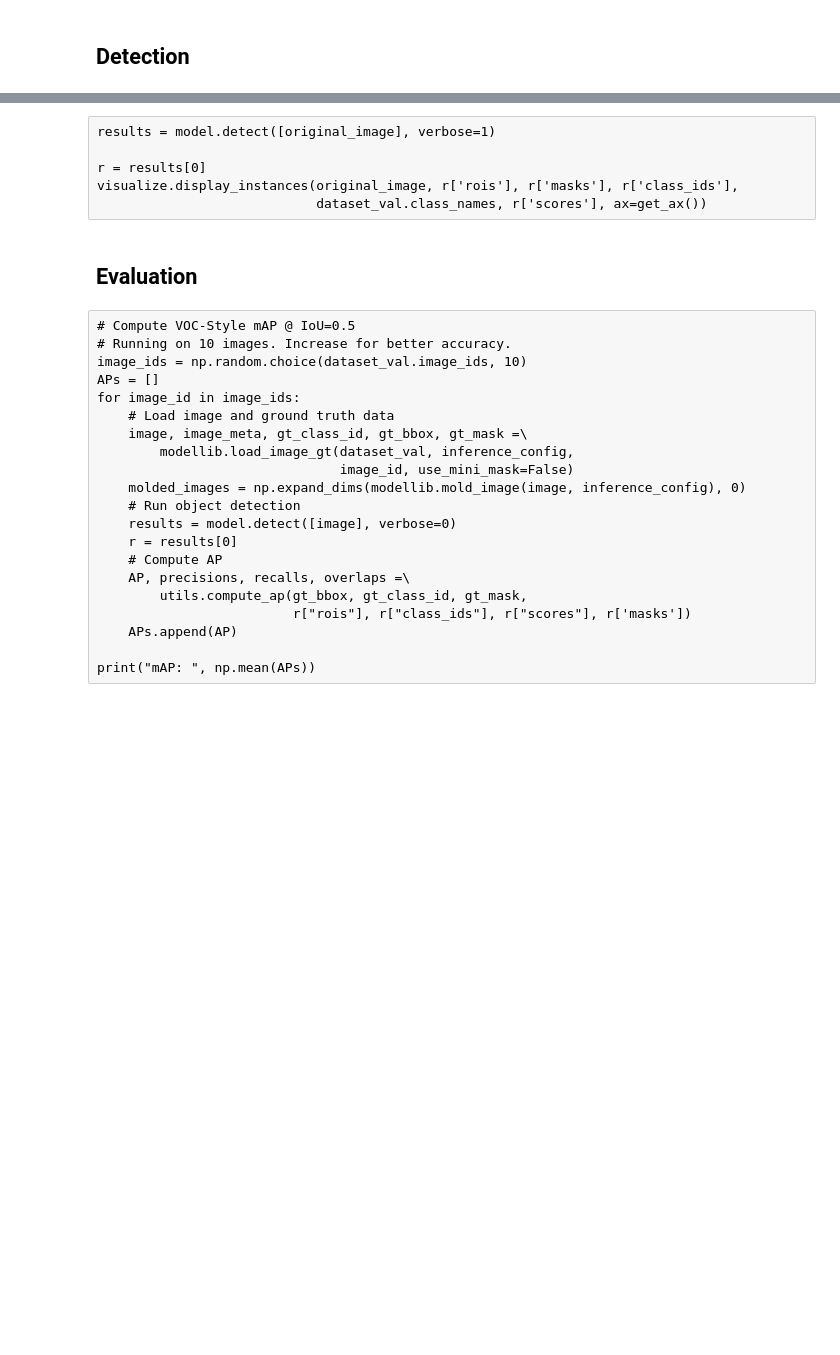
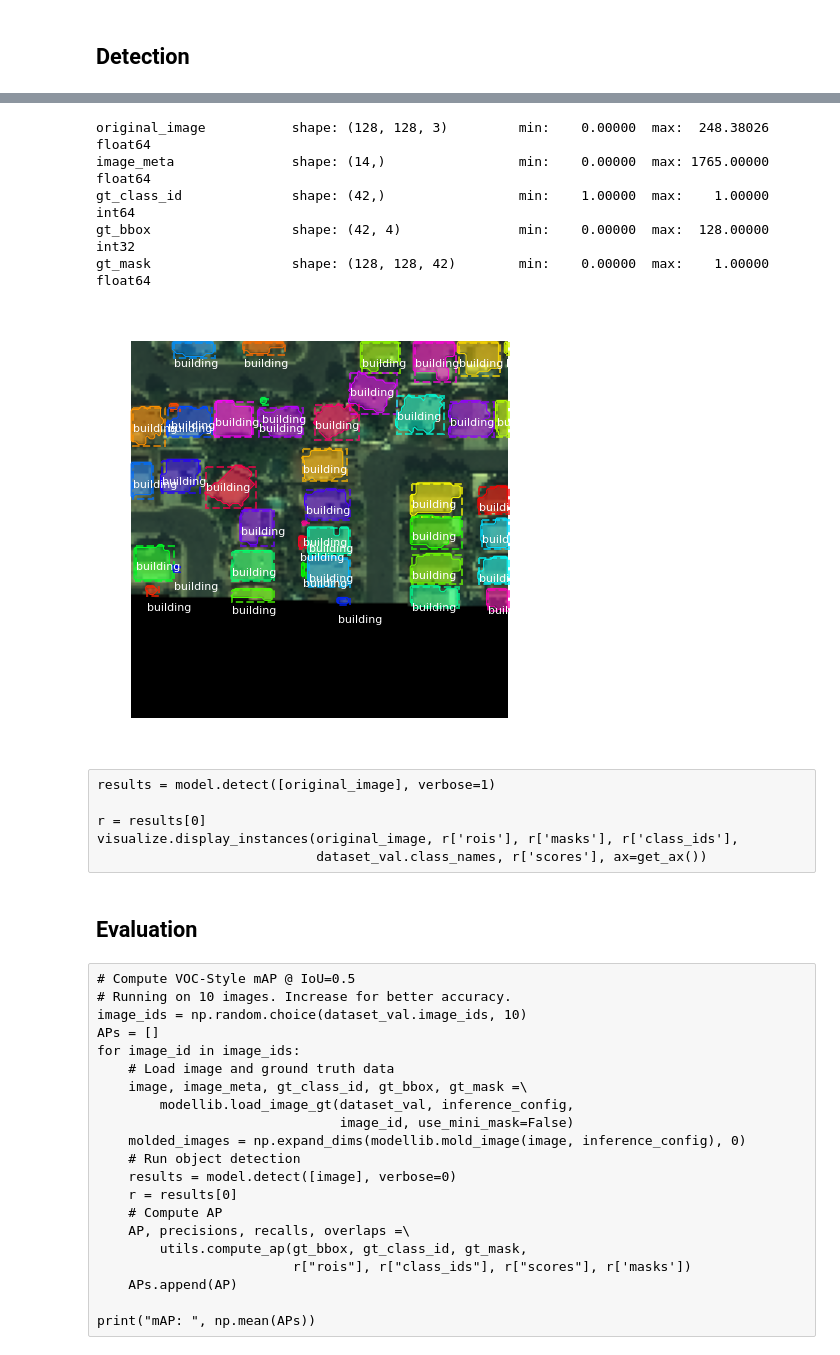
Before and after one commit to bryanjonas/Mask_RCNN, a Jupyter notebook: train_sat.ipynb, the cells around one changed output, grey strips where cells are left out. Saved outputs shown, nothing was run; the diff lists cells and outputs as text; code cells hidden in the pictures; blank space fills up the shorter version.

```diff
--- a/train_sat.ipynb
+++ b/train_sat.ipynb
@@ -151,12 +155,14 @@ class SatDataset(utils.Dataset):
 
         bands = [4,2,1]
 
+
         image = image[:,:,bands]
 
+        image = (image * 255) / image.max()
 
         mean_std_data = np.loadtxt('image_mean_std.txt', delimiter=',')
         mean_std_data = mean_std_data[bands,:]
-        image = self.preprocessing_image_ms(image, mean_std_data[:,0], mean_std_data[:,1])
+        #image = self.preprocessing_image_ms(image, mean_std_data[:,0], mean_std_data[:,1])
 
 
 
@@ -230,7 +236,6 @@ class SatDataset(utils.Dataset):
                 intArr.astype(int)
                 maskArr = np.dstack((maskArr, intArr))
                 class_id_list += [1]
-            print(maskArr.shape)
             maskArr = np.delete(maskArr, 0, axis=2)
 
             class_ids = np.array(class_id_list)
@@ -298,7 +299,9 @@ Train in two stages:
 model.train(dataset_train, dataset_val,
             learning_rate=config.LEARNING_RATE,
             epochs=1,
-            layers='heads')
+            layers='heads',
+            max_queue=1,
+            workers=1)
 # %% [output]
 Starting at epoch 0. LR=0.001
 
@@ -325,4 +331,6 @@ WARNING:tensorflow:multiprocessing can interact badly with TensorFlow, causing n
 model.train(dataset_train, dataset_val,
             learning_rate=config.LEARNING_RATE / 10,
             epochs=2,
-            layers="all")
+            layers="all",
+            max_queue=1,
+            workers=1)
@@ -356,0 +364,20 @@ model.load_weights(model_path, by_name=True)
+# %%
+class InferenceConfig(SatsConfig):
+    GPU_COUNT = 1
+    IMAGES_PER_GPU = 1
+
+inference_config = InferenceConfig()
+
+# Recreate the model in inference mode
+model = modellib.MaskRCNN(mode="inference",
+                          config=inference_config,
+                          model_dir=MODEL_DIR)
+
+# Get path to saved weights
+# Either set a specific path or find last trained weights
+# model_path = os.path.join(ROOT_DIR, ".h5 file name here")
+model_path = model.find_last()
+
+# Load trained weights
+print("Loading weights from ", model_path)
+model.load_weights(model_path, by_name=True)
@@ -357,18 +390,25 @@ model.load_weights(model_path, by_name=True)
 # %%
 # Test on a random image
 image_id = random.choice(dataset_val.image_ids)
 original_image, image_meta, gt_class_id, gt_bbox, gt_mask =\
     modellib.load_image_gt(dataset_val, inference_config,
-                           image_id, use_mini_mask=False)
+                           image_id)
 
 log("original_image", original_image)
 log("image_meta", image_meta)
 log("gt_class_id", gt_class_id)
 log("gt_bbox", gt_bbox)
 log("gt_mask", gt_mask)
 
 visualize.display_instances(original_image, gt_bbox, gt_mask, gt_class_id,
                             dataset_train.class_names, figsize=(8, 8))
+# %% [output]
+original_image           shape: (128, 128, 3)         min:    0.00000  max:  248.38026  float64
+image_meta               shape: (14,)                 min:    0.00000  max: 1765.00000  float64
+gt_class_id              shape: (42,)                 min:    1.00000  max:    1.00000  int64
+gt_bbox                  shape: (42, 4)               min:    0.00000  max:  128.00000  int32
+gt_mask                  shape: (128, 128, 42)        min:    0.00000  max:    1.00000  float64
+[figure, added]
 # %% [raw]
 results = model.detect([original_image], verbose=1)
 
```
Also changed, not shown: parts of 9 cells of this notebook, 2 other files.
